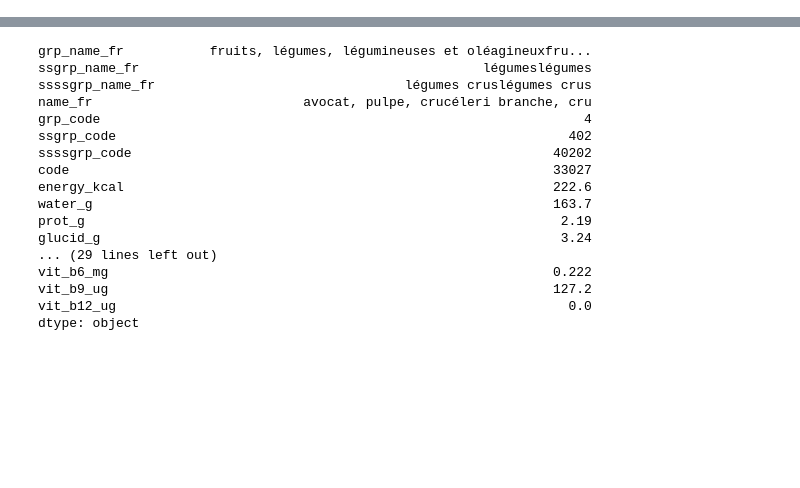
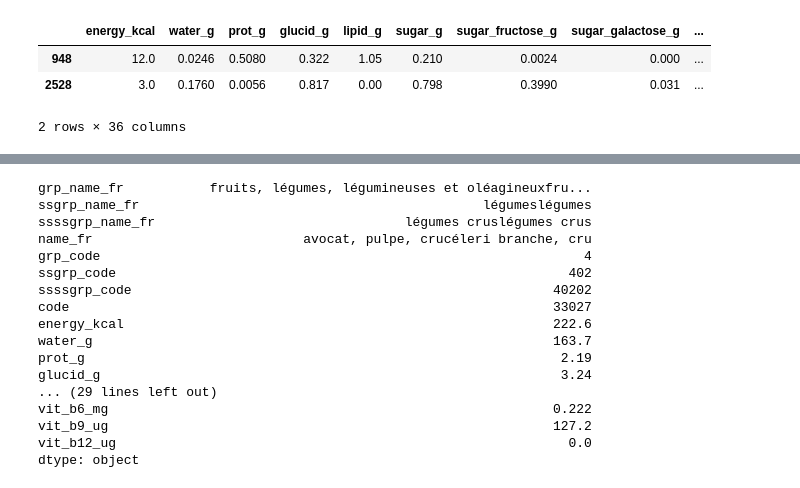
Before and after one commit to francoisWeber/nutri-checker, a Jupyter notebook: notebooks/dev.ipynb, the cells around one changed output, grey strips where cells are left out. Saved outputs shown, nothing was run; the diff lists cells and outputs as text; code cells hidden in the pictures; blank space fills up the shorter version.

```diff
--- a/notebooks/dev.ipynb
+++ b/notebooks/dev.ipynb
@@ -12,3 +87,10 @@ nutri_index = NutriIndex(df)
+# %%
+index.retrieve(["beurre de cacahuètes", "miel"])[COLUMNS_QUANTI] * np.array([[2, 1]]).T / 100
+# %% [output]
+|  | energy_kcal | water_g | prot_g | glucid_g | lipid_g | sugar_g | sugar_fructose_g | sugar_galactose_g | ... |
+| 948 | 12.0 | 0.0246 | 0.5080 | 0.322 | 1.05 | 0.210 | 0.0024 | 0.000 | ... |
+| 2528 | 3.0 | 0.1760 | 0.0056 | 0.817 | 0.00 | 0.798 | 0.3990 | 0.031 | ... |
+2 rows × 36 columns
 # %%
 from dataclasses import dataclass, asdict
 
```
Also changed, not shown: parts of 8 cells of this notebook.
